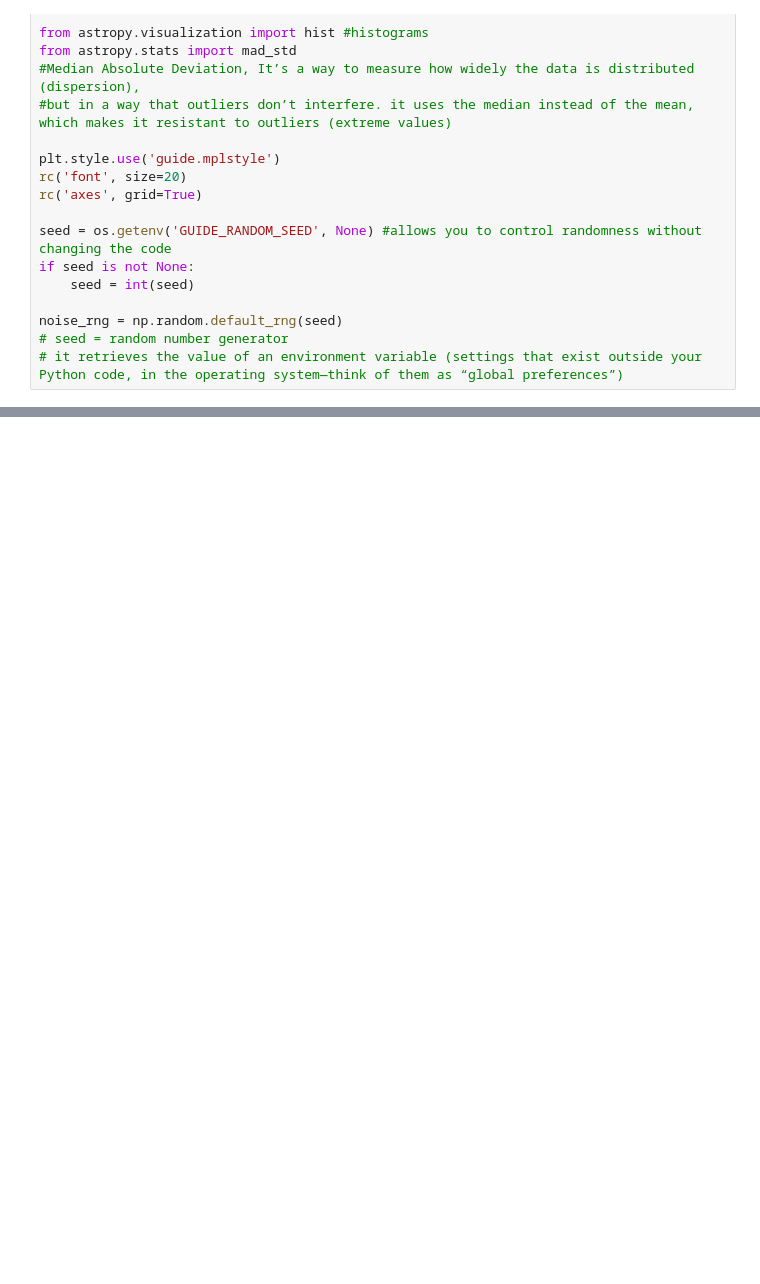
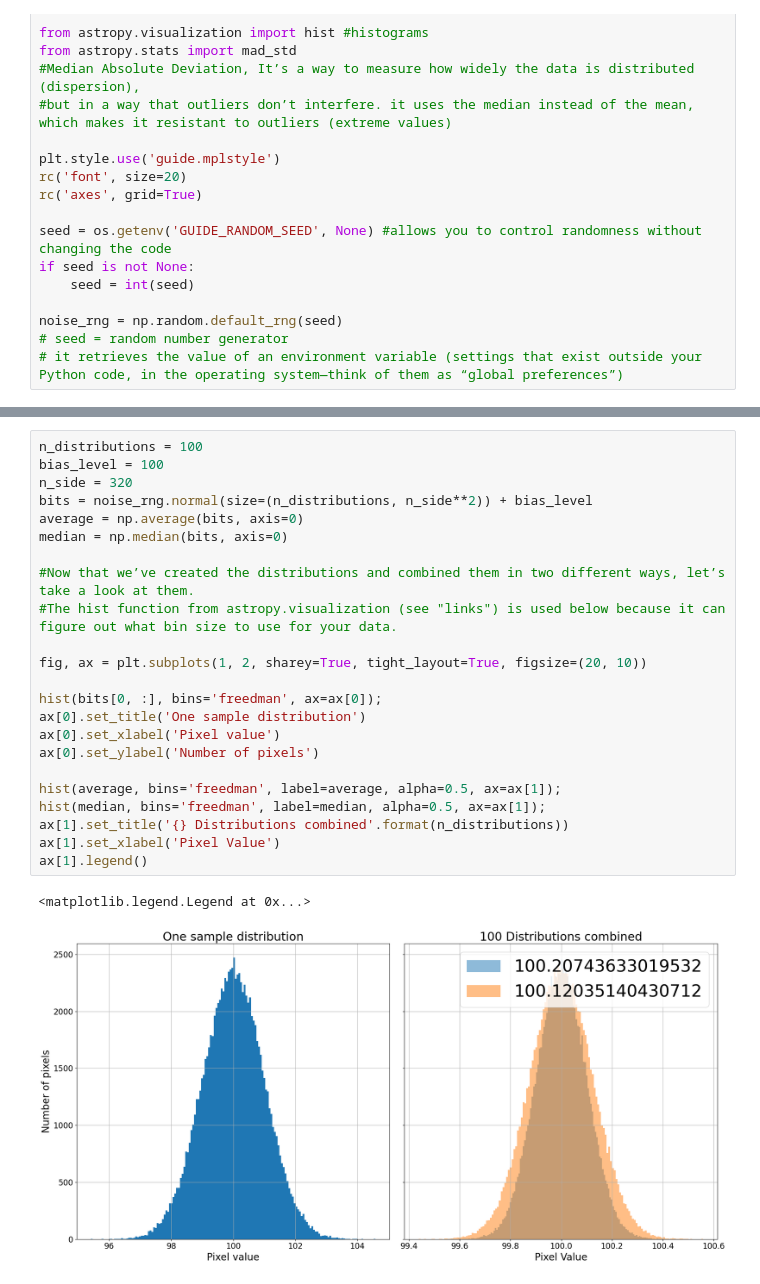
Before and after one commit to nyny2903/astropy-coisas, a Jupyter notebook: Astropy_tutorials/astropy01.5.ipynb, the cells around one changed output, grey strips where cells are left out. Drawn from its saved outputs; the diff is of its cells as text; blank space fills up the shorter version.

```diff
--- a/Astropy_tutorials/astropy01.5.ipynb
+++ b/Astropy_tutorials/astropy01.5.ipynb
@@ -52,0 +61,26 @@ dkfsdfjhsk
+# %%
+n_distributions = 100
+bias_level = 100
+n_side = 320
+bits = noise_rng.normal(size=(n_distributions, n_side**2)) + bias_level
+average = np.average(bits, axis=0)
+median = np.median(bits, axis=0)
+
+#Now that we’ve created the distributions and combined them in two different ways, let’s take a look at them.
+#The hist function from astropy.visualization (see "links") is used below because it can figure out what bin size to use for your data.
+
+fig, ax = plt.subplots(1, 2, sharey=True, tight_layout=True, figsize=(20, 10))
+
+hist(bits[0, :], bins='freedman', ax=ax[0]);
+ax[0].set_title('One sample distribution')
+ax[0].set_xlabel('Pixel value')
+ax[0].set_ylabel('Number of pixels')
+
+hist(average, bins='freedman', label=average, alpha=0.5, ax=ax[1]);
+hist(median, bins='freedman', label=median, alpha=0.5, ax=ax[1]);
+ax[1].set_title('{} Distributions combined'.format(n_distributions))
+ax[1].set_xlabel('Pixel Value')
+ax[1].legend()
+# %% [output]
+<matplotlib.legend.Legend at 0x...>
+[figure, added]
```
Also changed, not shown: parts of 4 cells of this notebook.
